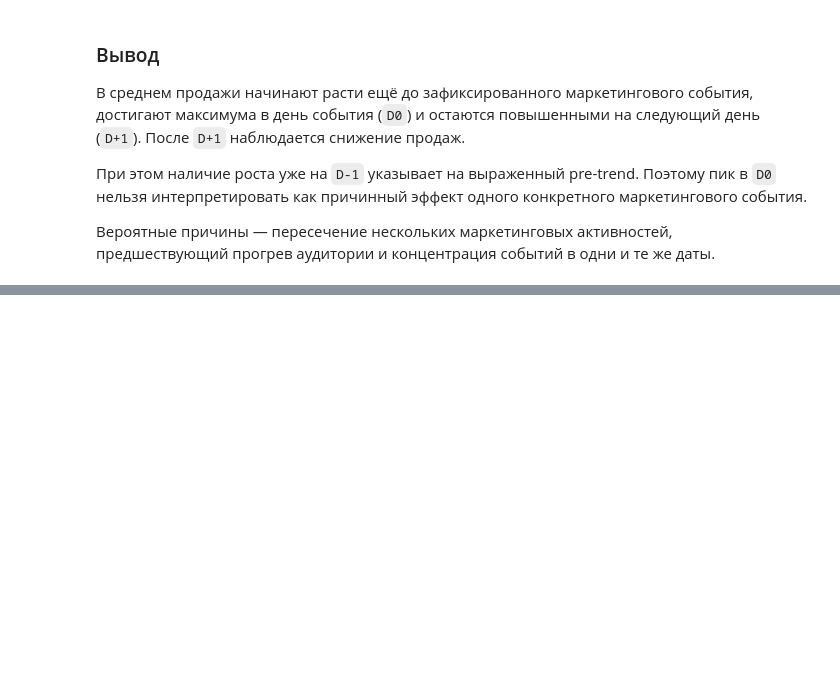
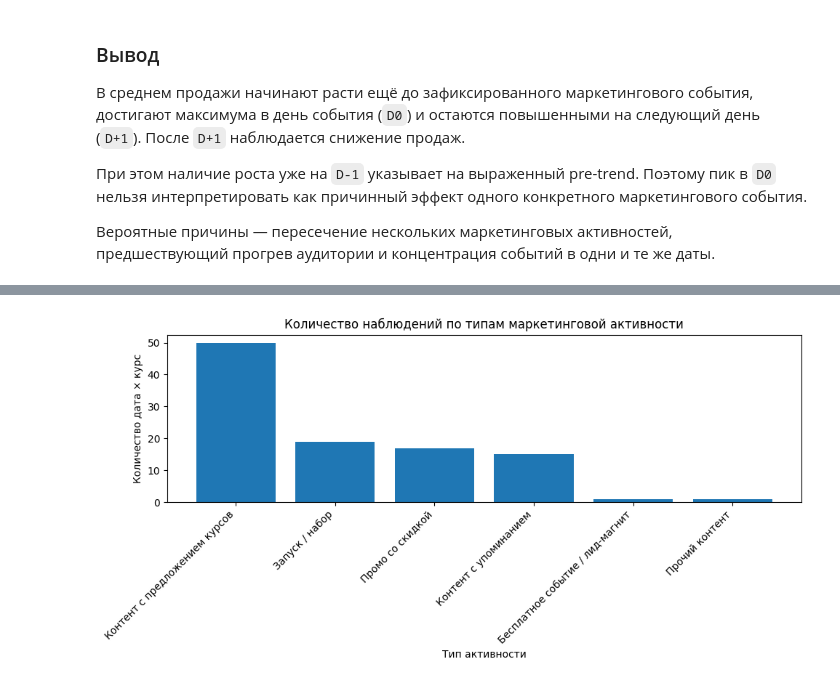
Before and after one commit to perchii/hackathon-postupashki, a Jupyter notebook: notebooks/marketing_sales_analysis.ipynb, the cells around one changed output, grey strips where cells are left out. Saved outputs shown, nothing was run; the diff lists cells and outputs as text; code cells hidden in the pictures; blank space fills up the shorter version.

```diff
--- a/notebooks/marketing_sales_analysis.ipynb
+++ b/notebooks/marketing_sales_analysis.ipynb
@@ -1042,0 +1194,11 @@ plt.show()
+# %%
+# Исключаем смешанные дни, где одновременно было несколько activity_type
+event_study_activity_clean = event_study_activity[
+    ~event_study_activity["activity_types"].str.contains(
+        r"\|",
+        regex=True,
+        na=False
+    )
+].copy()
+
+event_study_activity_clean["activity_types"].value_counts()
@@ -1042,0 +1313,16 @@ plt.show()
+# %%
+# Считаем количество уникальных комбинаций:
+# маркетинговая дата × курс × тип активности
+
+activity_counts = (
+    event_study_activity_clean[
+        ["event_date", "candidate_course", "activity_types"]
+    ]
+    .drop_duplicates()
+    .groupby("activity_types")
+    .size()
+    .sort_values(ascending=False)
+    .reset_index(name="observations")
+)
+
+activity_counts
@@ -1042,0 +1337,17 @@ plt.show()
+# %%
+plt.figure(figsize=(10, 5))
+
+plt.bar(
+    activity_counts["activity_types"],
+    activity_counts["observations"]
+)
+
+plt.title("Количество наблюдений по типам маркетинговой активности")
+plt.xlabel("Тип активности")
+plt.ylabel("Количество дата × курс")
+plt.xticks(rotation=45, ha="right")
+
+plt.tight_layout()
+plt.show()
+# %% [output]
+[figure, added]
```
Also changed, not shown: parts of 42 cells of this notebook, 1 other file.
